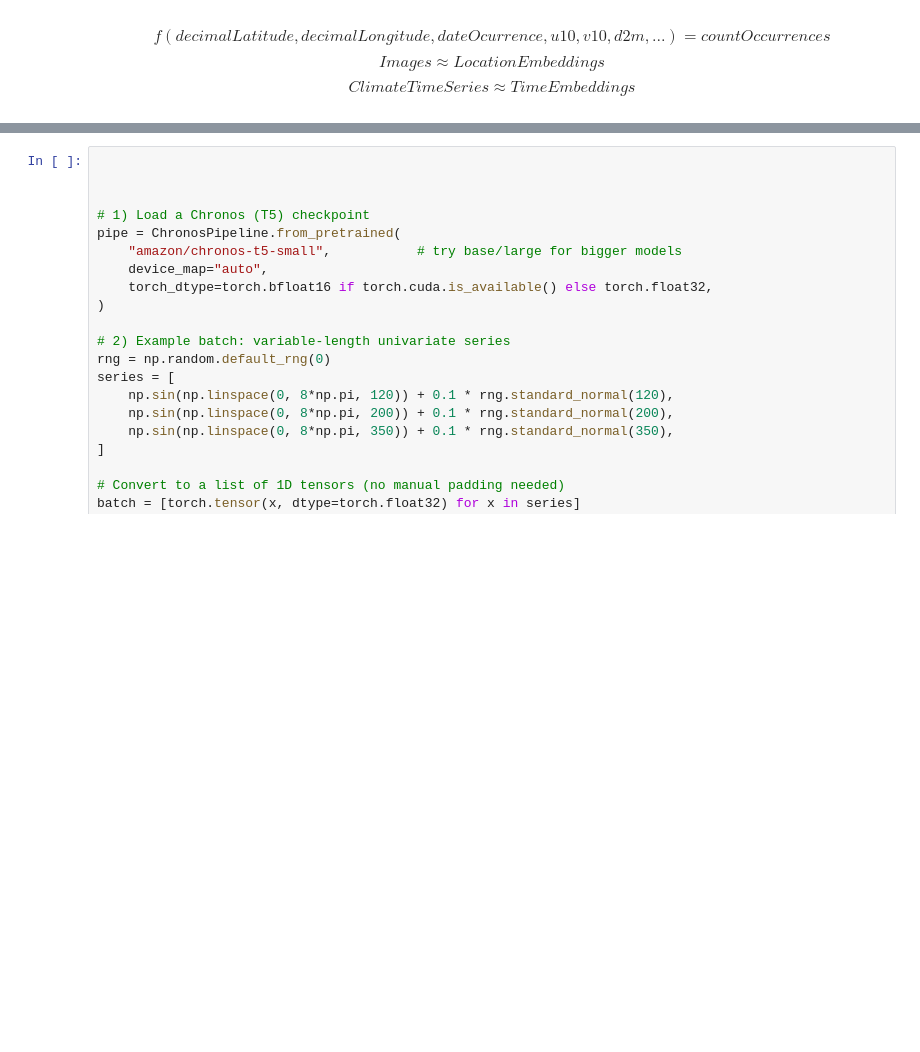
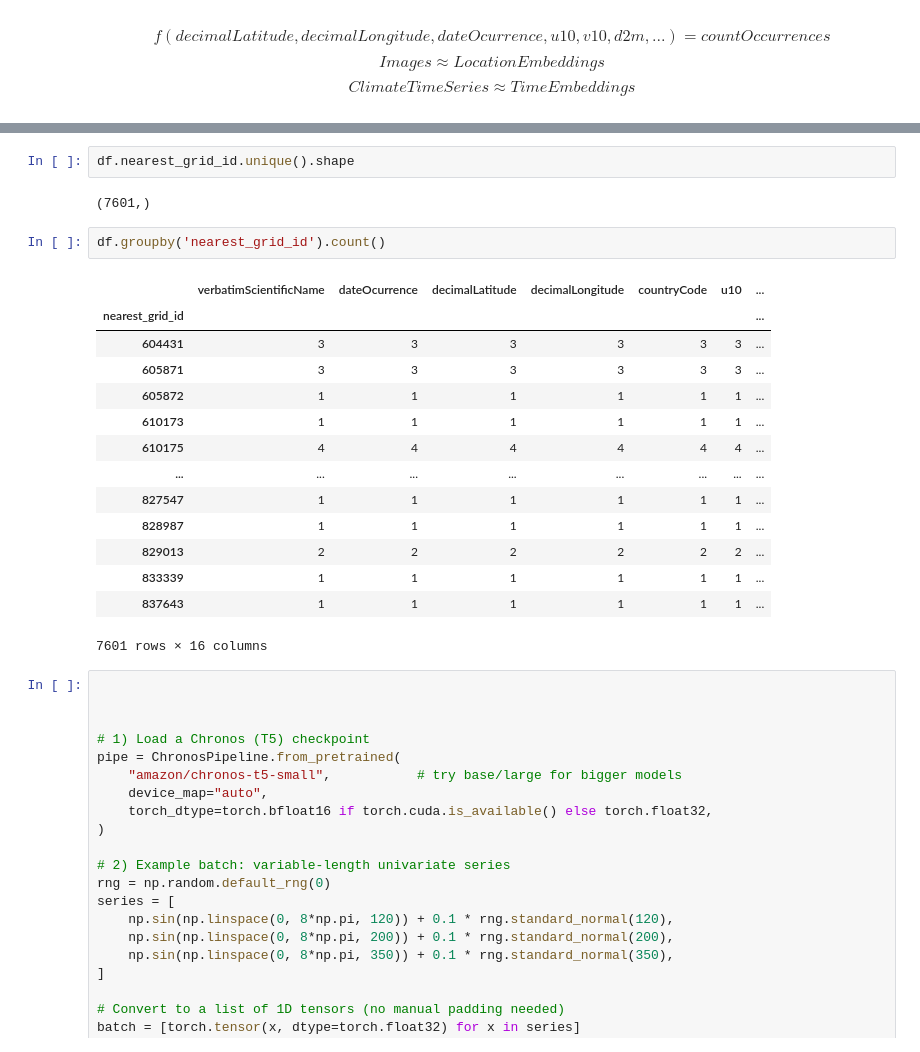
Before and after one commit to davidguzmanr/COMP-685-Fall-2025, a Jupyter notebook: notebooks/iNaturalist + ERA5_greg.ipynb, the cells around one changed output, grey strips where cells are left out. Drawn from its saved outputs; the diff is of its cells as text; blank space fills up the shorter version.

```diff
--- a/notebooks/iNaturalist + ERA5_greg.ipynb
+++ b/notebooks/iNaturalist + ERA5_greg.ipynb
@@ -677,3 +687,24 @@ $$ ClimateTimeSeries \approx TimeEmbeddings $$
+# %%
+df.nearest_grid_id.unique().shape
+# %% [output]
+(7601,)
+# %%
+df.groupby('nearest_grid_id').count()
+# %% [output]
+|  | verbatimScientificName | dateOcurrence | decimalLatitude | decimalLongitude | countryCode | u10 | ... |
+| nearest_grid_id |  |  |  |  |  |  | ... |
+| 604431 | 3 | 3 | 3 | 3 | 3 | 3 | ... |
+| 605871 | 3 | 3 | 3 | 3 | 3 | 3 | ... |
+| 605872 | 1 | 1 | 1 | 1 | 1 | 1 | ... |
+| 610173 | 1 | 1 | 1 | 1 | 1 | 1 | ... |
+| 610175 | 4 | 4 | 4 | 4 | 4 | 4 | ... |
+| ... | ... | ... | ... | ... | ... | ... | ... |
+| 827547 | 1 | 1 | 1 | 1 | 1 | 1 | ... |
+| 828987 | 1 | 1 | 1 | 1 | 1 | 1 | ... |
+| 829013 | 2 | 2 | 2 | 2 | 2 | 2 | ... |
+| 833339 | 1 | 1 | 1 | 1 | 1 | 1 | ... |
+| 837643 | 1 | 1 | 1 | 1 | 1 | 1 | ... |
+7601 rows × 16 columns
 # %%
 
 
```
Also changed, not shown: parts of 38 cells of this notebook.
